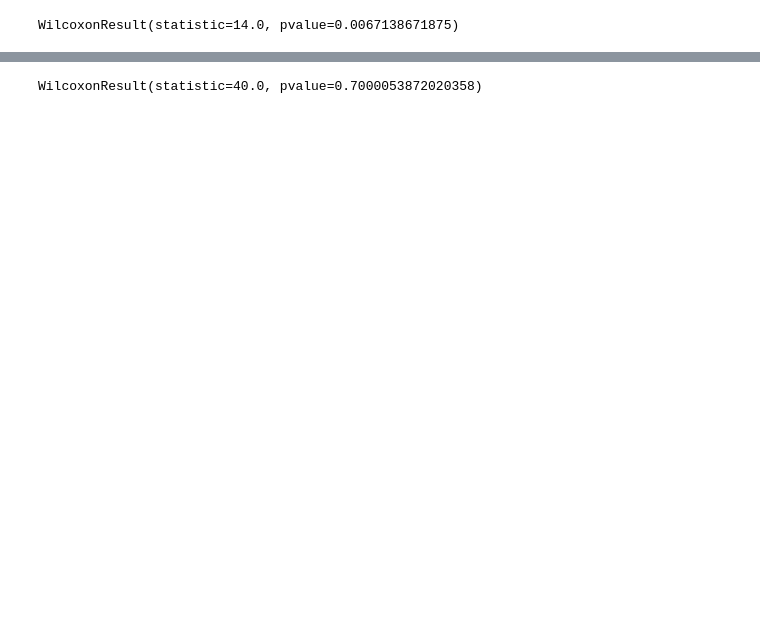
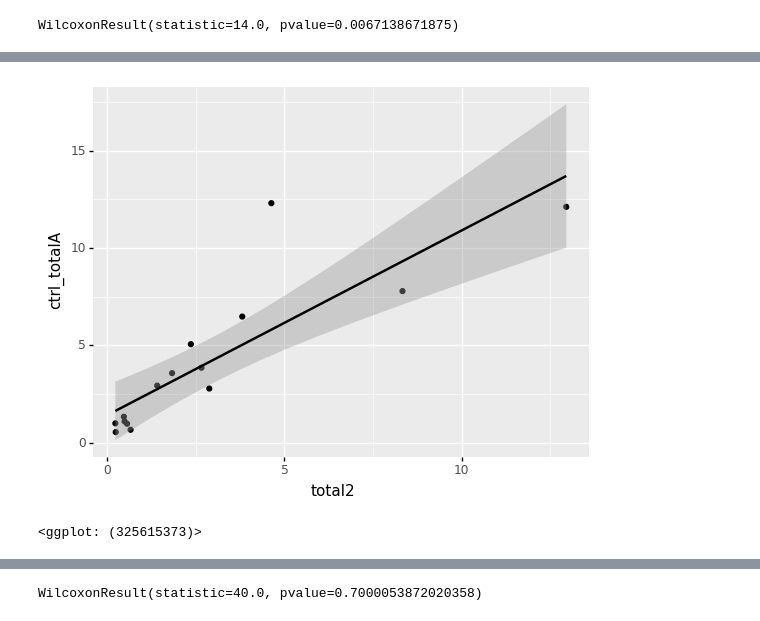
Before and after one commit to ASSahasranamam/thesis, a Jupyter notebook: thesis/treatment.ipynb, the cells around one changed output, grey strips where cells are left out. Cells and saved outputs as stored; diff of their text form; code cells hidden in the pictures; blank space fills up the shorter version.

```diff
--- a/thesis/treatment.ipynb
+++ b/thesis/treatment.ipynb
@@ -390,0 +289,10 @@ ShapiroResult(statistic=0.7386532425880432, pvalue=0.0006647059926763177)
+# %%
+data_plot = data_treatment
+controlData = data_control['total2']
+controlData
+data_plot["ctrl_total2"]=controlData.to_list()
+data_plot["ctrl_totalC"]=data_control['totalC'].to_list()
+data_plot["ctrl_totalA"]=data_control['totalA'].to_list()
+
+
+data_plot
@@ -428,0 +420,6 @@ ggplot(data, aes(x='treatment', y='totalC') ) + geom_boxplot() + geom_jitter(dat
+# %%
+
+ggplot(data_plot,aes(x='total2',y='ctrl_totalA') )  + geom_point() + geom_smooth(method='lm')
+# %% [output]
+[figure, added]
+<ggplot: (325615373)>
```
Also changed, not shown: parts of 43 cells of this notebook, 2 other files.
